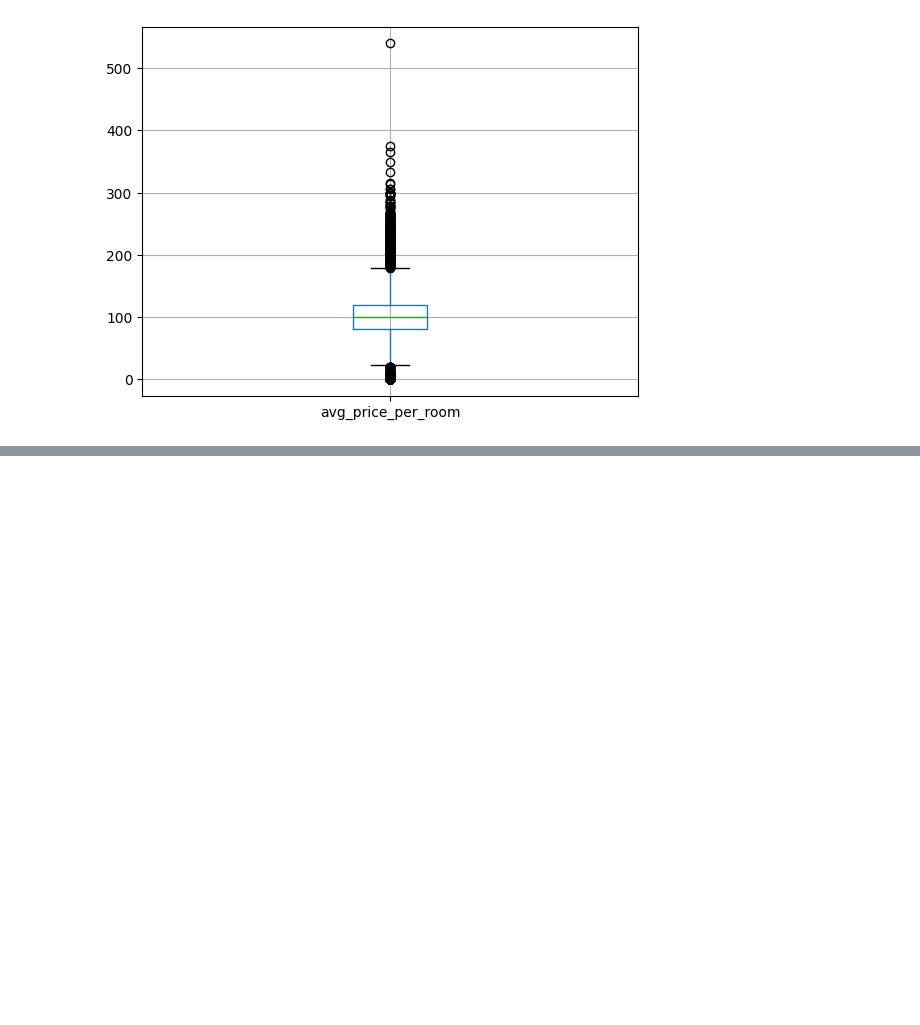
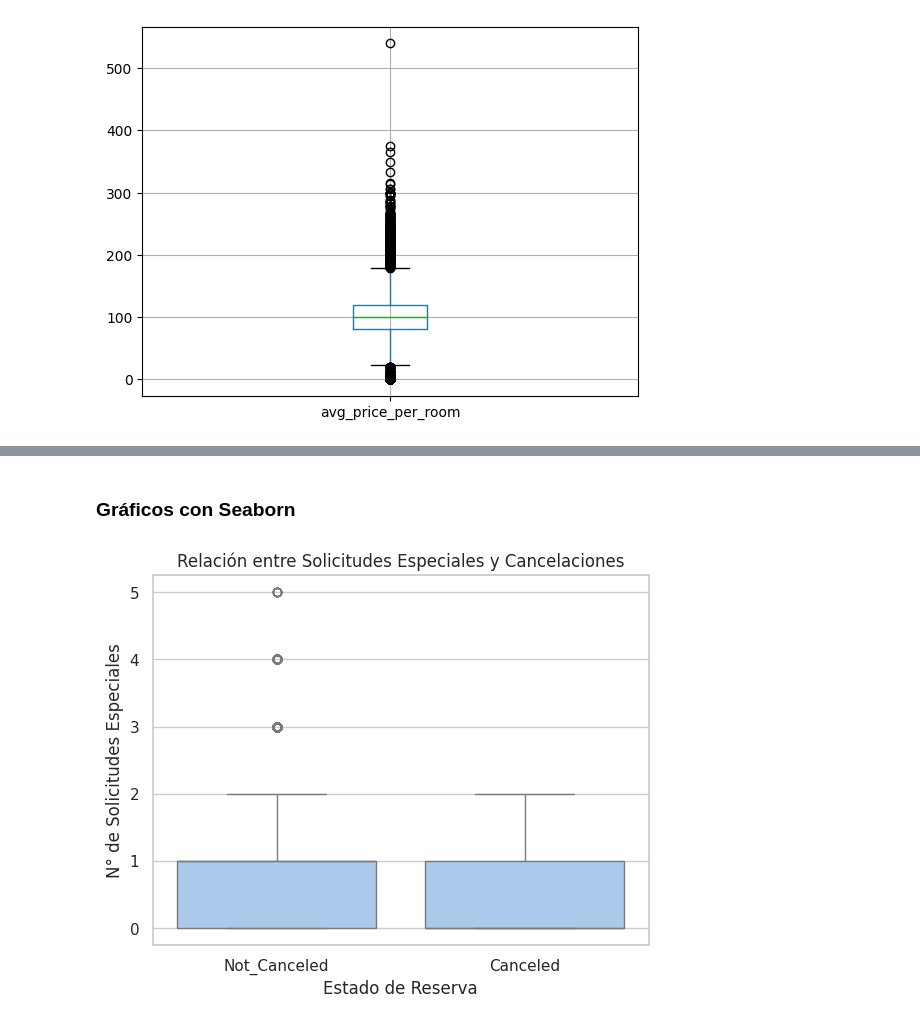
Before and after one commit to AlanSede24/DS1-project, a Jupyter notebook: ProyectoDS_Parte1_SedeAlan.ipynb, the cells around one changed output, grey strips where cells are left out. Saved outputs shown, nothing was run; the diff lists cells and outputs as text; code cells hidden in the pictures; blank space fills up the shorter version.

```diff
--- a/ProyectoDS_Parte1_SedeAlan.ipynb
+++ b/ProyectoDS_Parte1_SedeAlan.ipynb
@@ -67,0 +99,11 @@ float64
+# %% [markdown]
+### Gráficos con Seaborn
+# %%
+# Boxplot para analizar la relación entre el número de solicitudes especiales y las cancelaciones
+sns.boxplot(x='booking_status', y='no_of_special_requests', data=df)
+plt.title('Relación entre Solicitudes Especiales y Cancelaciones')
+plt.xlabel('Estado de Reserva')
+plt.ylabel('N° de Solicitudes Especiales')
+plt.show()
+# %% [output]
+[figure, added]
```
Also changed, not shown: parts of 13 cells of this notebook.
